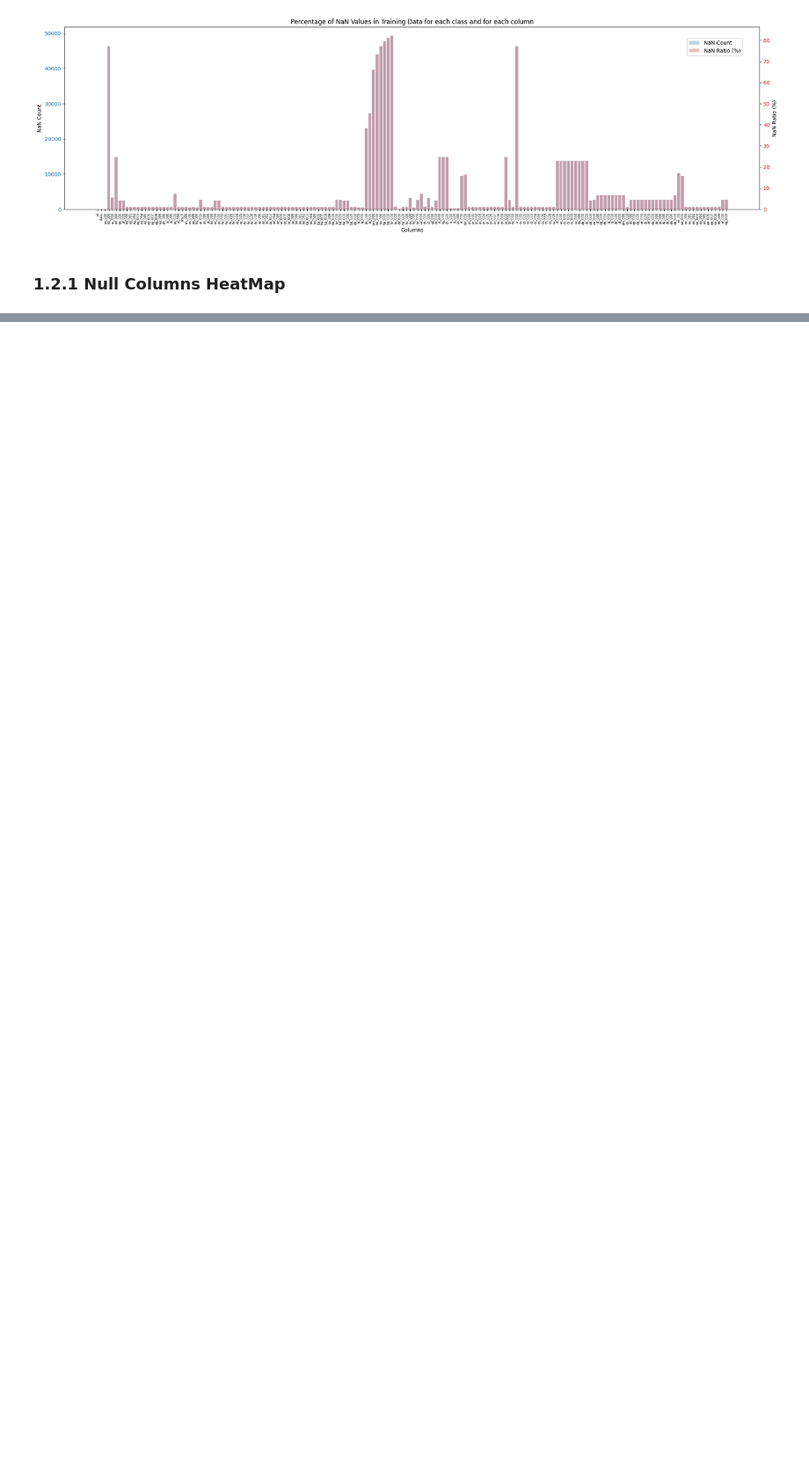
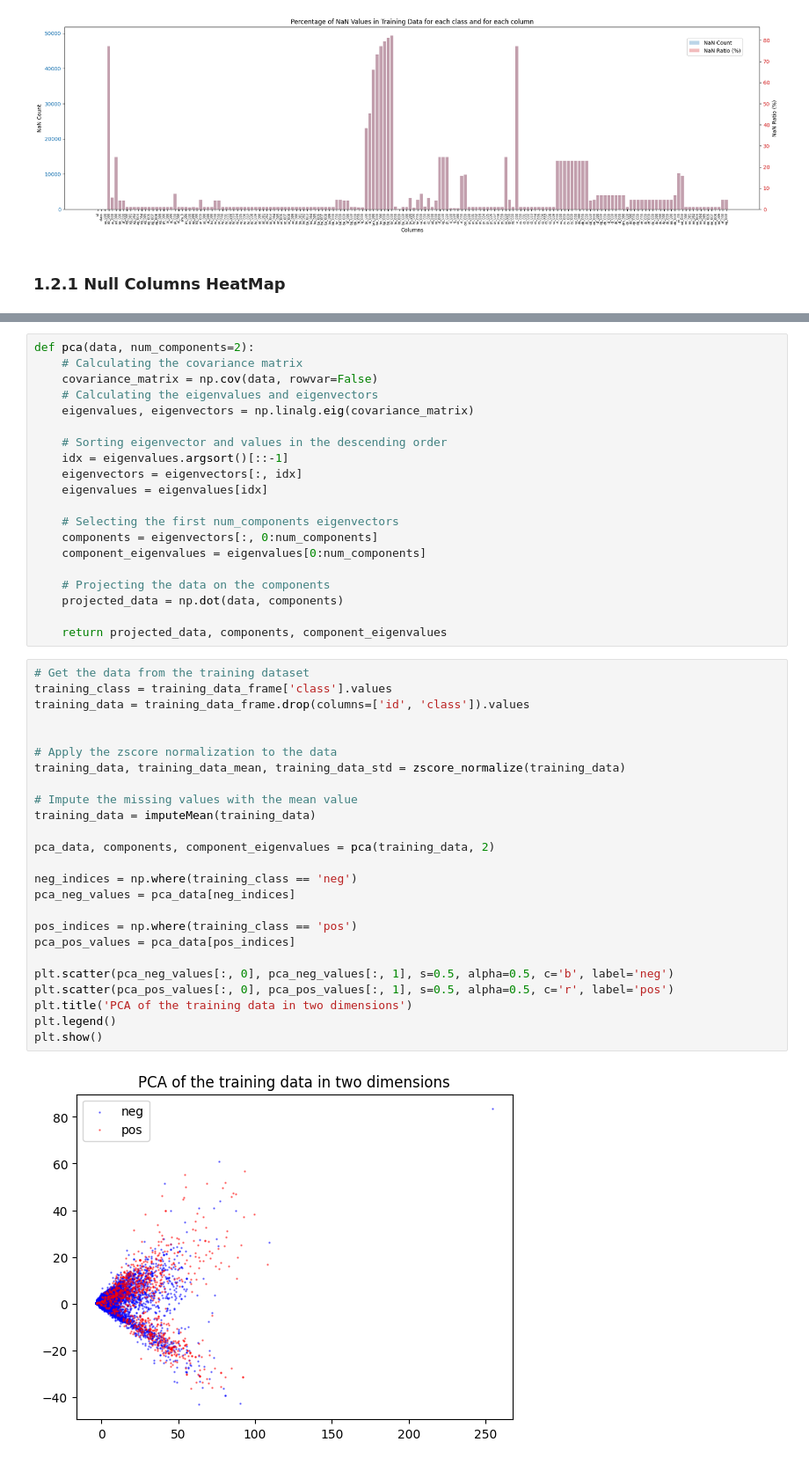
Before and after one commit to lfd-team2/lfd_team2_project, a Jupyter notebook: project.ipynb, the cells around one changed output, grey strips where cells are left out. Shown at 88% size. Cells and saved outputs as stored; diff of their text form; blank space fills up the shorter version.

```diff
--- a/project.ipynb
+++ b/project.ipynb
@@ -152,0 +344,47 @@ plt.show()
+# %%
+def pca(data, num_components=2):
+    # Calculating the covariance matrix
+    covariance_matrix = np.cov(data, rowvar=False)
+    # Calculating the eigenvalues and eigenvectors
+    eigenvalues, eigenvectors = np.linalg.eig(covariance_matrix)
+
+    # Sorting eigenvector and values in the descending order
+    idx = eigenvalues.argsort()[::-1]
+    eigenvectors = eigenvectors[:, idx]
+    eigenvalues = eigenvalues[idx]
+
+    # Selecting the first num_components eigenvectors
+    components = eigenvectors[:, 0:num_components]
+    component_eigenvalues = eigenvalues[0:num_components]
+
+    # Projecting the data on the components
+    projected_data = np.dot(data, components)
+
+    return projected_data, components, component_eigenvalues
+# %%
+# Get the data from the training dataset
+training_class = training_data_frame['class'].values
+training_data = training_data_frame.drop(columns=['id', 'class']).values
+
+
+# Apply the zscore normalization to the data
+training_data, training_data_mean, training_data_std = zscore_normalize(training_data)
+
+# Impute the missing values with the mean value
+training_data = imputeMean(training_data)
+
+pca_data, components, component_eigenvalues = pca(training_data, 2)
+
+neg_indices = np.where(training_class == 'neg')
+pca_neg_values = pca_data[neg_indices]
+
+pos_indices = np.where(training_class == 'pos')
+pca_pos_values = pca_data[pos_indices]
+
+plt.scatter(pca_neg_values[:, 0], pca_neg_values[:, 1], s=0.5, alpha=0.5, c='b', label='neg')
+plt.scatter(pca_pos_values[:, 0], pca_pos_values[:, 1], s=0.5, alpha=0.5, c='r', label='pos')
+plt.title('PCA of the training data in two dimensions')
+plt.legend()
+plt.show()
+# %% [output]
+[figure, added]
```
Also changed, not shown: parts of 21 cells of this notebook, 2 other files.
